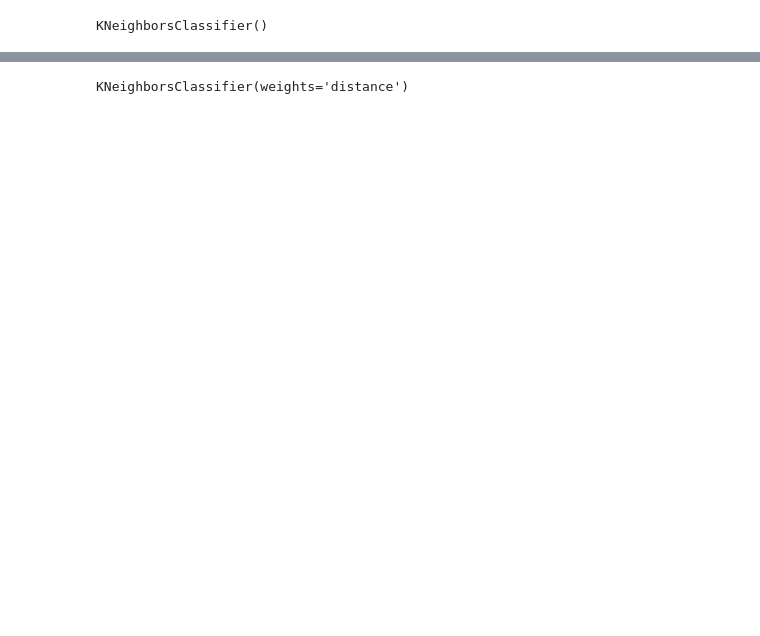
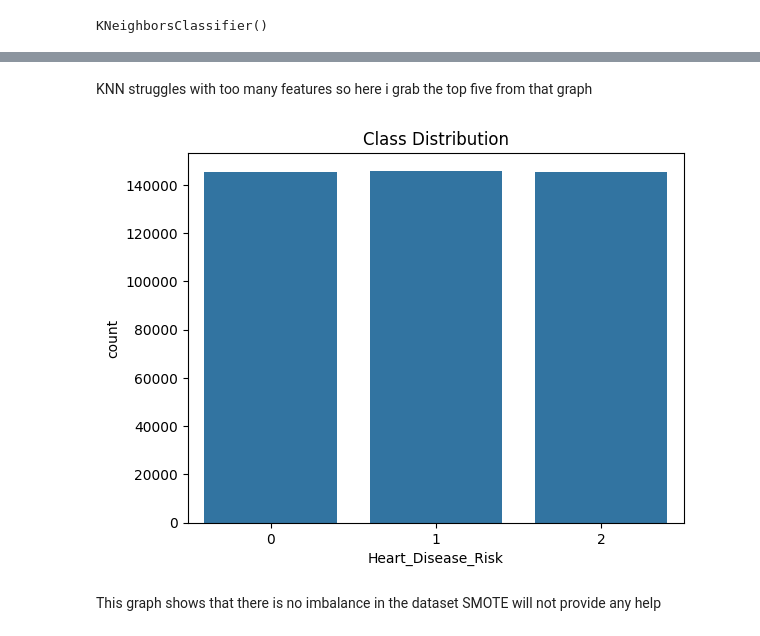
Before and after one commit to mjc136/DataScience, a Jupyter notebook: HeartAttackDetector/HeartAttack.ipynb, the cells around one changed output, grey strips where cells are left out. Cells and saved outputs as stored; diff of their text form; code cells hidden in the pictures; blank space fills up the shorter version.

```diff
--- a/HeartAttackDetector/HeartAttack.ipynb
+++ b/HeartAttackDetector/HeartAttack.ipynb
@@ -170,7 +352,4 @@ plt.show()
 # %%
-X = df.drop(columns=['Heart_Attack_Outcome'])
-y = df['Heart_Attack_Outcome']
-
-# top 5 features
-top_features = mi_series.head(8).index
+# select top 5 features from mi_scores
+top_features = mi_series.head(5).index
 X = X[top_features]
@@ -177,3 +370,5 @@ X = X[top_features]
+# %% [markdown]
+KNN struggles with too many features so here i grab the top five from that graph
 # %%
 # Split data
-X_train, X_test, y_train, y_test = train_test_split(X, y, test_size=0.2, random_state=42)
+X_train, X_test, y_train, y_test = train_test_split(X, y, test_size=0.3, random_state=42)
@@ -193,18 +375,12 @@ X_test_normalised = scaler.transform(X_test)
-# %%
-from imblearn.under_sampling import RandomUnderSampler
-
-# sampling_strategies to try 'majority', 'not minority', 'not majority', 'all'
-
-# Initialize the undersampler
-undersampler = RandomUnderSampler(sampling_strategy='all', random_state=42)
-
-# Apply undersampling
-X_train_resampled, y_train_resampled = undersampler.fit_resample(X_train_normalised, y_train)
-
-# knn weights = 'distance' or 'uniform'
-
-# Train the KNN model with the resampled data
-knn = KNeighborsClassifier(n_neighbors=5, weights='distance')
-knn.fit(X_train_resampled, y_train_resampled)
-# %% [output]
-KNeighborsClassifier(weights='distance')
+# %%
+import seaborn as sns
+import matplotlib.pyplot as plt
+
+sns.countplot(x=y_train)
+plt.title("Class Distribution")
+plt.show()
+# %% [output]
+[figure, added]
+# %% [markdown]
+This graph shows that there is no imbalance in the dataset
+SMOTE will not provide any help
```
Also changed, not shown: parts of 38 cells of this notebook, 2 other files.
